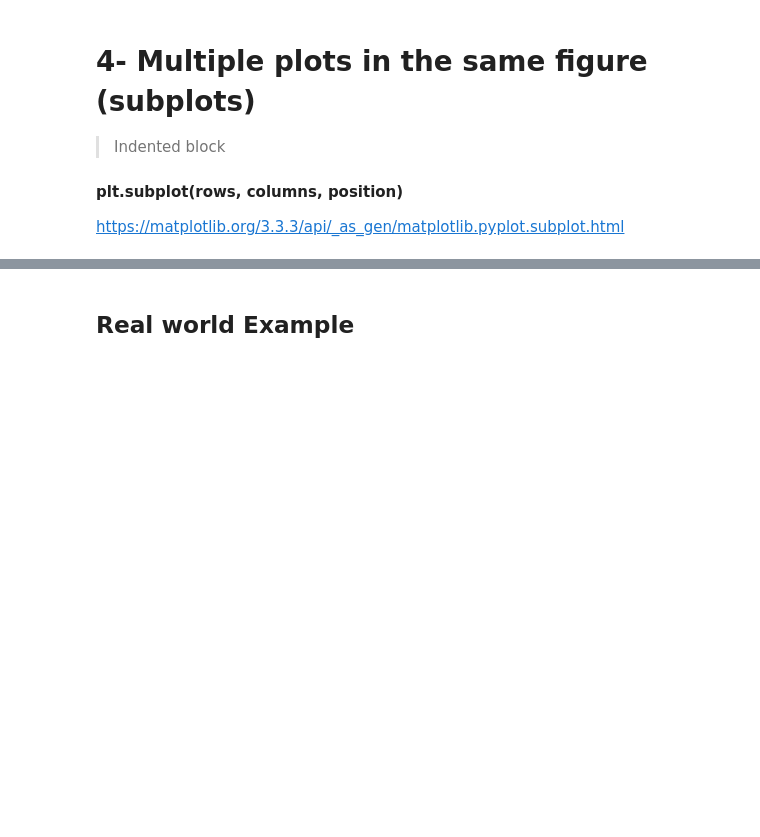
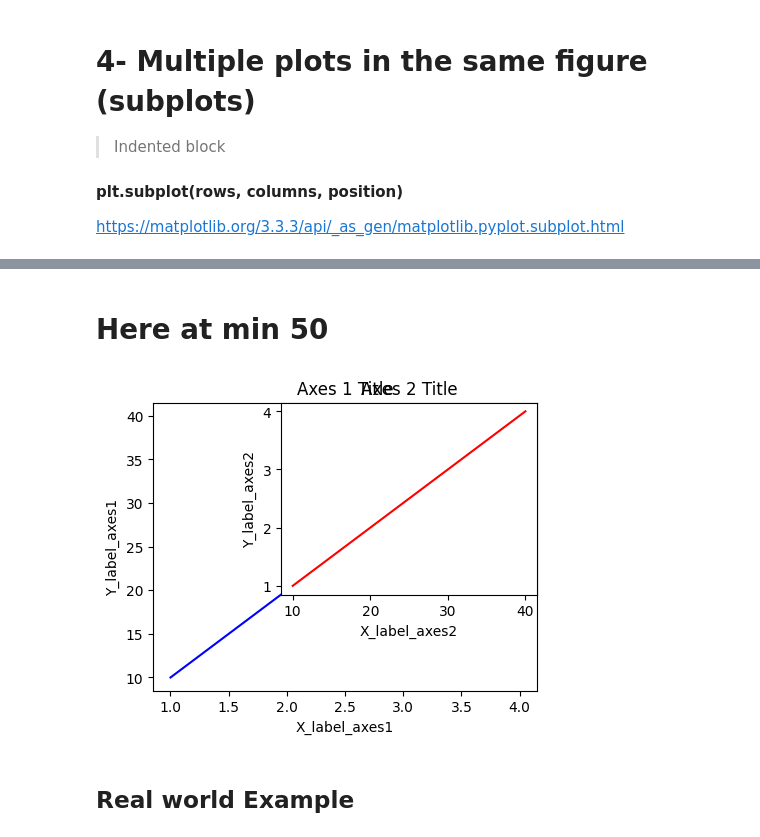
Before and after one commit to Khalidallam222/SHAI-Khalid-Allam, a Jupyter notebook: Task 2/matplotlib/Matplotlib__notebook.ipynb, the cells around one changed output, grey strips where cells are left out. Saved outputs shown, nothing was run; the diff lists cells and outputs as text; code cells hidden in the pictures; blank space fills up the shorter version.

```diff
--- a/Task 2/matplotlib/Matplotlib__notebook.ipynb
+++ b/Task 2/matplotlib/Matplotlib__notebook.ipynb
@@ -324,22 +341,26 @@ plt.show()
+# %% [markdown]
+# Here at min 50
 # %%
 # Creates blank canvas
 fig = plt.figure()
 
 # fig.add_axes( [left, bottom, width, height] )
 axes1 = fig.add_axes([0.0, 0.0, 0.6, 0.6]) # main axes
 axes2 = fig.add_axes([0.2, 0.2, 0.4, 0.4]) # inset axes
 
 # Larger Figure Axes 1
 axes1.plot(x, y, 'b')
-axes1.set_xlabel('X_label_axes2')
-axes1.set_ylabel('Y_label_axes2')
-axes1.set_title('Axes 2 Title')
+axes1.set_xlabel('X_label_axes1')
+axes1.set_ylabel('Y_label_axes1')
+axes1.set_title('Axes 1 Title')
 
 # Insert Figure Axes 2
 axes2.plot(y, x, 'r')
 axes2.set_xlabel('X_label_axes2')
 axes2.set_ylabel('Y_label_axes2')
 axes2.set_title('Axes 2 Title');
+# %% [output]
+[figure, added]
 # %%
 import pandas as pd
 # %% [markdown]
```
Also changed, not shown: parts of 13 cells of this notebook.
